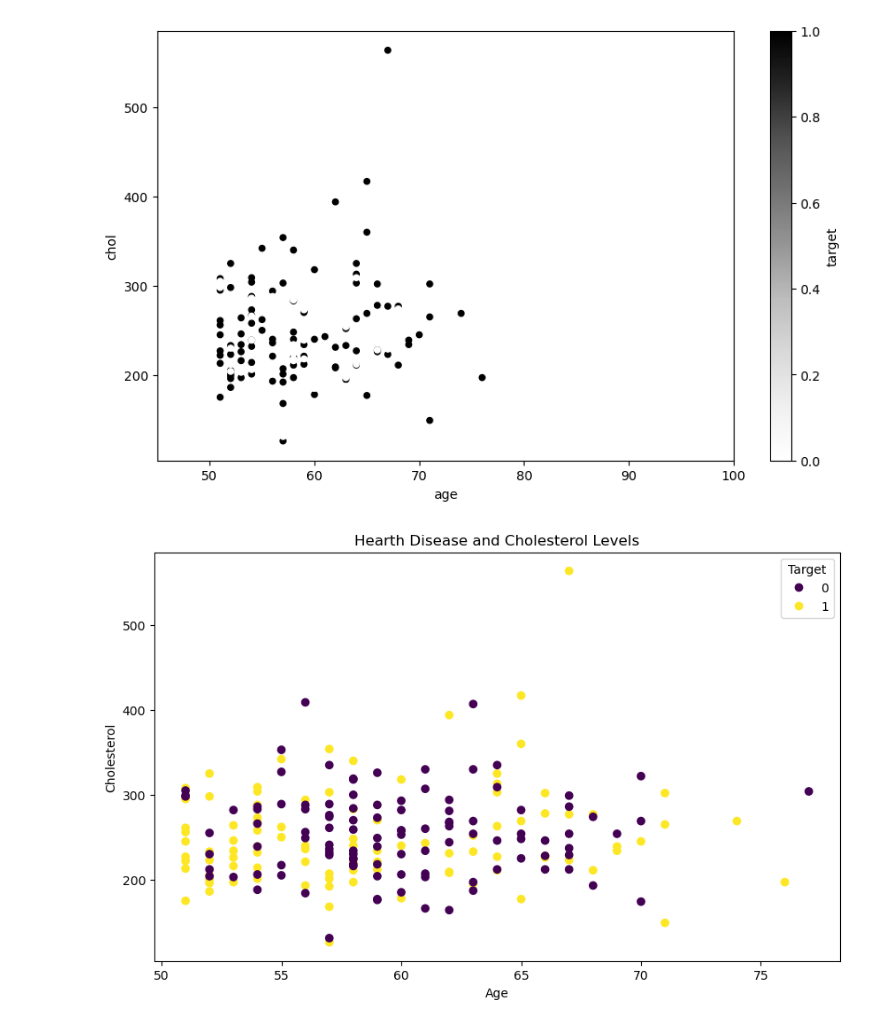
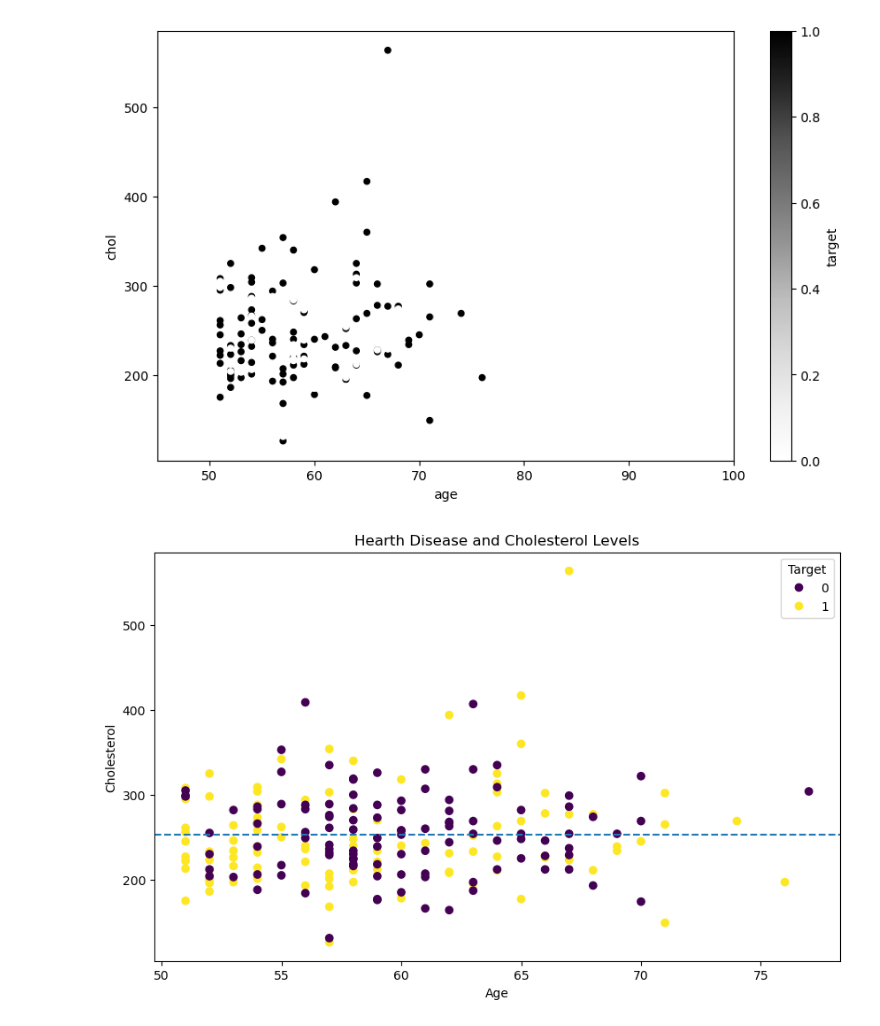
Before and after one commit to leandrofahur/senior-python-developer, a Jupyter notebook: machine-learning/matplotlib-data-analysis/introduction-to-matplotlib.ipynb, the cells around one changed output. Saved outputs shown, nothing was run; the diff lists cells and outputs as text; code cells hidden in the pictures.

```diff
--- a/machine-learning/matplotlib-data-analysis/introduction-to-matplotlib.ipynb
+++ b/machine-learning/matplotlib-data-analysis/introduction-to-matplotlib.ipynb
@@ -388,19 +388,19 @@ ax.set_xlim([45,100]);
 # %%
 # OO method from scratch:
 fig, ax = plt.subplots(figsize=(10,6))
 
 # step 1 - plot the data:
 scatter = ax.scatter(x=over_50["age"], y=over_50["chol"], c=over_50["target"]);
 
 # step 2 - customixe the title, and x,y labels:
 ax.set(title="Hearth Disease and Cholesterol Levels",
         xlabel="Age",
         ylabel="Cholesterol");
 
 # step 3 - add a legend:
 ax.legend(*scatter.legend_elements(),title="Target");
 
 # step 4 - add an horizontal line (x-axis):
-ax.axhline(over_50["chol"])
+ax.axhline(over_50["chol"].mean(), linestyle="--");
 # %% [output]
-[figure, old version]
+[figure, new version]
```
Also changed, not shown: parts of 1 cell of this notebook.
